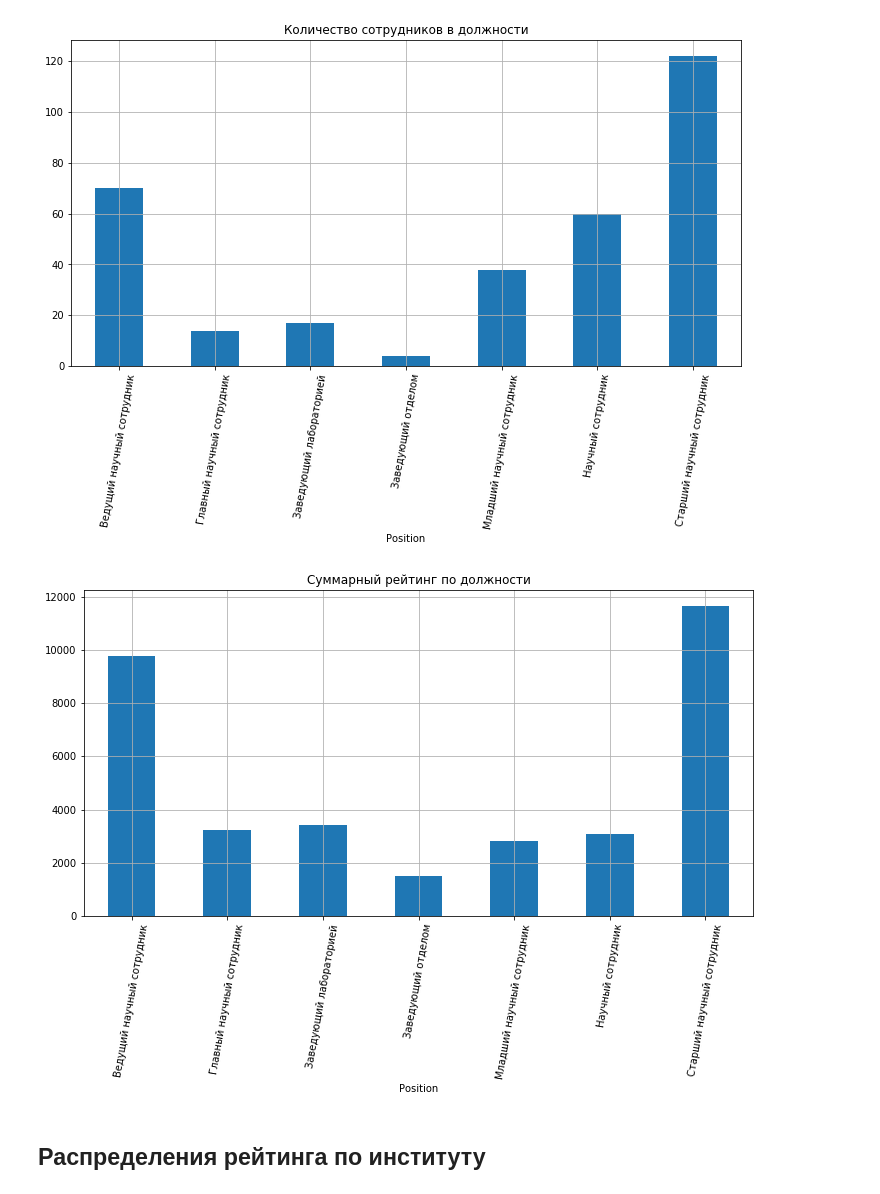
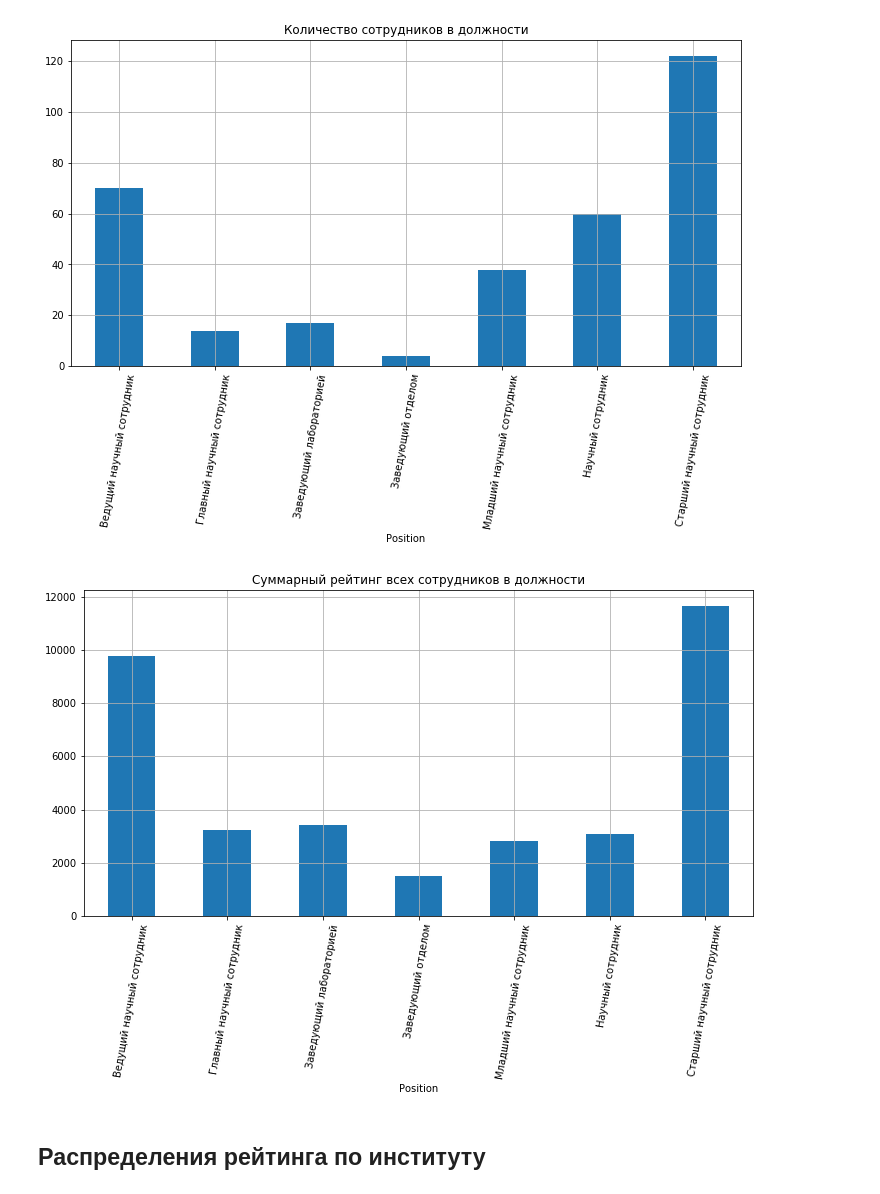
Before and after one commit to bonvech/Sphere, a Jupyter notebook: sinp/2017_05_sinp_rating.ipynb, the cells around one changed output. Drawn from its saved outputs; the diff is of its cells as text; code cells hidden in the pictures.

```diff
--- a/sinp/2017_05_sinp_rating.ipynb
+++ b/sinp/2017_05_sinp_rating.ipynb
@@ -74,10 +74,10 @@ plt.grid();
 [figure]
 # %%
 plt.figure(figsize=(12,6))
-data.groupby('Position').Rating.sum().plot(kind='bar',rot=80, title = 'Cуммарный рейтинг по должности')
+data.groupby('Position').Rating.sum().plot(kind='bar',rot=80, title = 'Cуммарный рейтинг всех сотрудников в должности')
 plt.grid();
 # %% [output]
-[figure, old version]
+[figure, new version]
 # %% [markdown]
 ## Распределения рейтинга по институту
 # %% [markdown]
```
